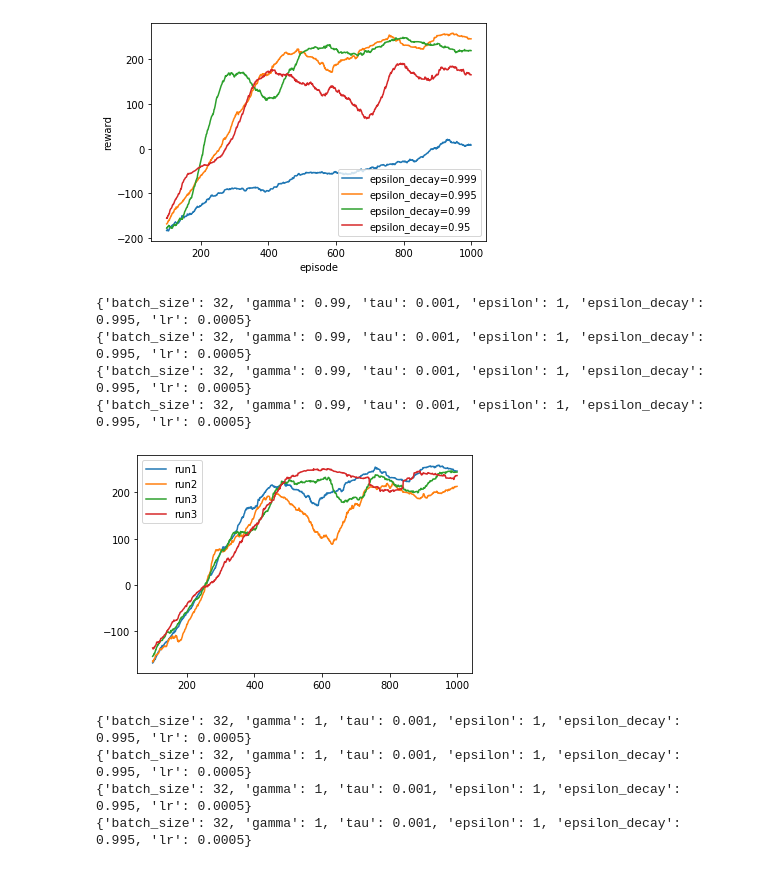
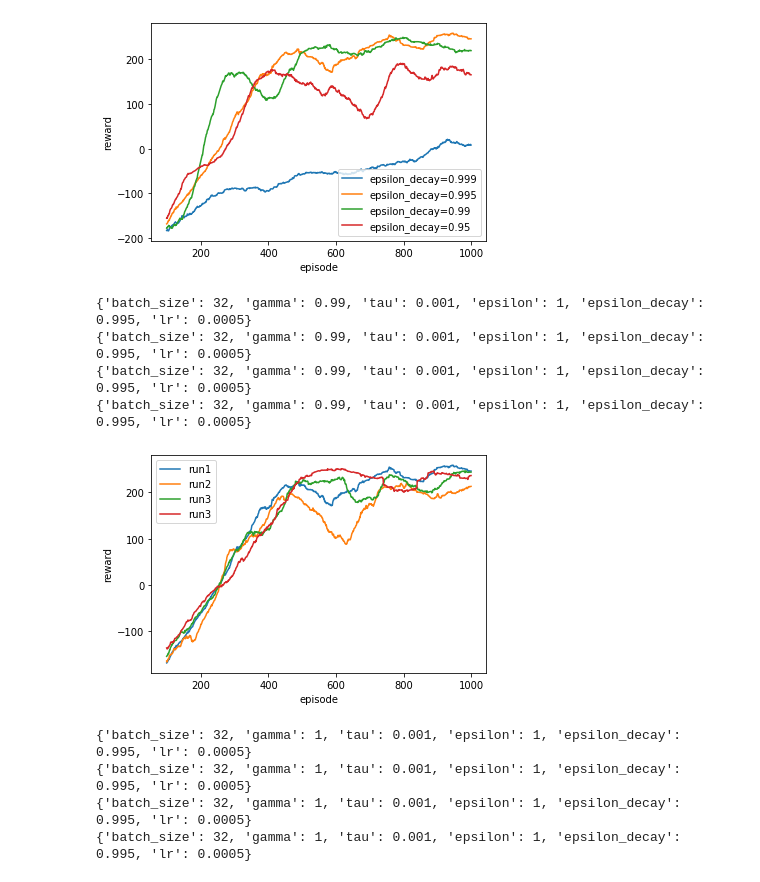
Before and after one commit to NoxMoon/RL, a Jupyter notebook: project2/hyperparameters.ipynb, the cells around one changed output. Saved outputs shown, nothing was run; the diff lists cells and outputs as text; code cells hidden in the pictures.

Commit message:
add xy to graph

```diff
--- a/project2/hyperparameters.ipynb
+++ b/project2/hyperparameters.ipynb
@@ -117,25 +117,27 @@ plt.show()
 # %%
 results = json.load(open(f'experiments/lr0.0005_e0.995_tau0.001_gamma0.99.txt'))
 print(results['params'])
 plt.plot(range(100-1, len(results['episode_rewards'])), results['moving_avg'], label='run1')
 results = json.load(open(f'experiments/lr0.0005_e0.995_tau0.001_gamma0.99_2.txt'))
 print(results['params'])
 plt.plot(range(100-1, len(results['episode_rewards'])), results['moving_avg'], label='run2')
 results = json.load(open(f'experiments/lr0.0005_e0.995_tau0.001_gamma0.99_3.txt'))
 print(results['params'])
 plt.plot(range(100-1, len(results['episode_rewards'])), results['moving_avg'], label='run3')
 results = json.load(open(f'experiments/final_model3.txt'))
 print(results['params'])
 plt.plot(range(100-1, len(results['episode_rewards'])), results['moving_avg'], label='run3')
+plt.xlabel("episode")
+plt.ylabel("reward")
 plt.legend()
 plt.savefig("figures/gamma099.png")
 plt.show()
 # %% [output]
 {'batch_size': 32, 'gamma': 0.99, 'tau': 0.001, 'epsilon': 1, 'epsilon_decay': 0.995, 'lr': 0.0005}
 {'batch_size': 32, 'gamma': 0.99, 'tau': 0.001, 'epsilon': 1, 'epsilon_decay': 0.995, 'lr': 0.0005}
 {'batch_size': 32, 'gamma': 0.99, 'tau': 0.001, 'epsilon': 1, 'epsilon_decay': 0.995, 'lr': 0.0005}
 {'batch_size': 32, 'gamma': 0.99, 'tau': 0.001, 'epsilon': 1, 'epsilon_decay': 0.995, 'lr': 0.0005}
-[figure, old version]
+[figure, new version]
 # %%
 results = json.load(open(f'experiments/lr0.0005_e0.995_tau0.001_gamma1_1.txt'))
 print(results['params'])
```
Also changed, not shown: parts of 1 cell of this notebook, 2 other files.
